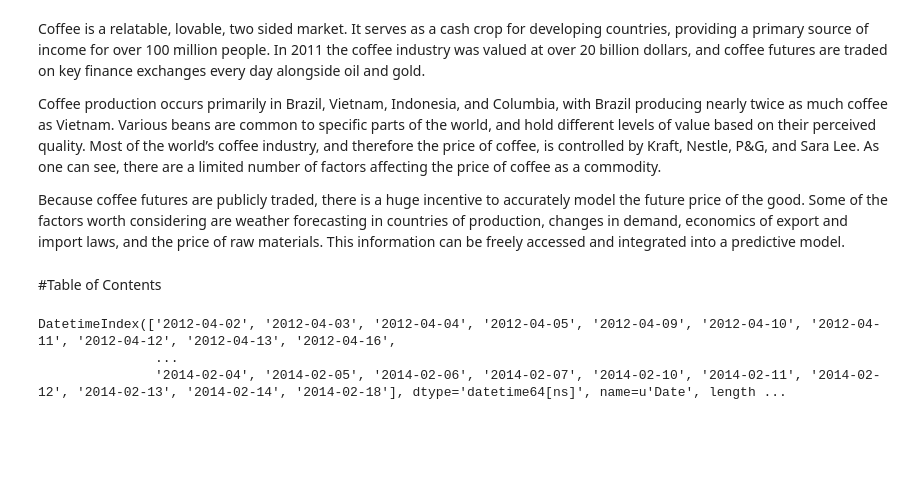
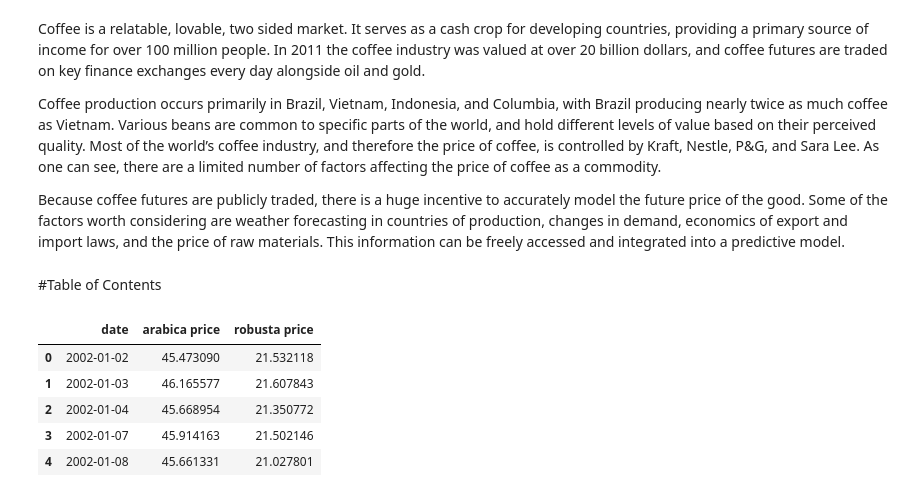
Before and after one commit to janezchen/coffee, a Jupyter notebook: coffee.ipynb, the cells around one changed output. Saved outputs shown, nothing was run; the diff lists cells and outputs as text; code cells hidden in the pictures; blank space fills up the shorter version.

```diff
--- a/coffee.ipynb
+++ b/coffee.ipynb
@@ -32,7 +26,0 @@ coffee_futures_2015 = Quandl.get("CME/KCH2015", authtoken=key)
-# %%
-# coffee_futures_2015.index
-plt.plot(coffee_futures_2015.index, coffee_futures_2015.index)
-# %% [output]
-DatetimeIndex(['2012-04-02', '2012-04-03', '2012-04-04', '2012-04-05', '2012-04-09', '2012-04-10', '2012-04-11', '2012-04-12', '2012-04-13', '2012-04-16',
-               ...
-               '2014-02-04', '2014-02-05', '2014-02-06', '2014-02-07', '2014-02-10', '2014-02-11', '2014-02-12', '2014-02-13', '2014-02-14', '2014-02-18'], dtype='datetime64[ns]', name=u'Date', length ...
@@ -38,0 +37,9 @@ DatetimeIndex(['2012-04-02', '2012-04-03', '2012-04-04', '2012-04-05', '2012-04-
+# %%
+df.head()
+# %% [output]
+|  | date | arabica price | robusta price |
+| 0 | 2002-01-02 | 45.473090 | 21.532118 |
+| 1 | 2002-01-03 | 46.165577 | 21.607843 |
+| 2 | 2002-01-04 | 45.668954 | 21.350772 |
+| 3 | 2002-01-07 | 45.914163 | 21.502146 |
+| 4 | 2002-01-08 | 45.661331 | 21.027801 |
```
Also changed, not shown: parts of 7 cells of this notebook.
